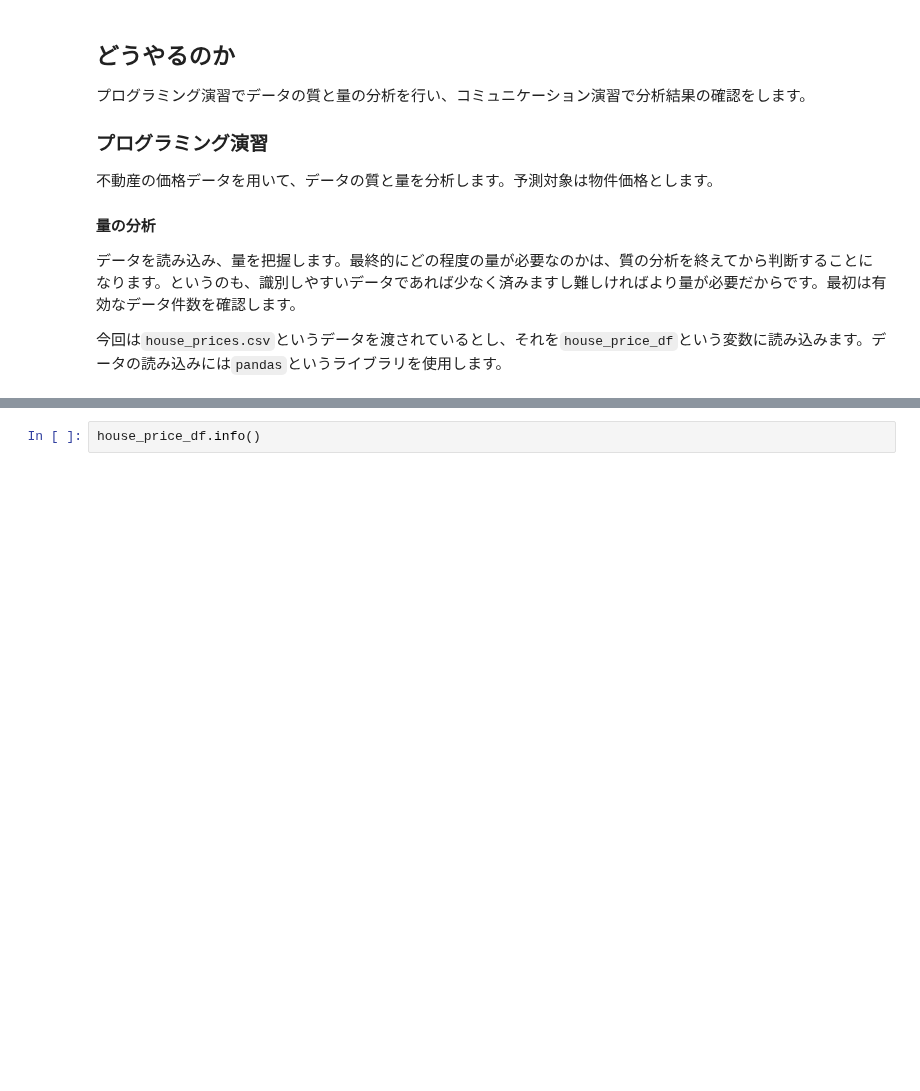
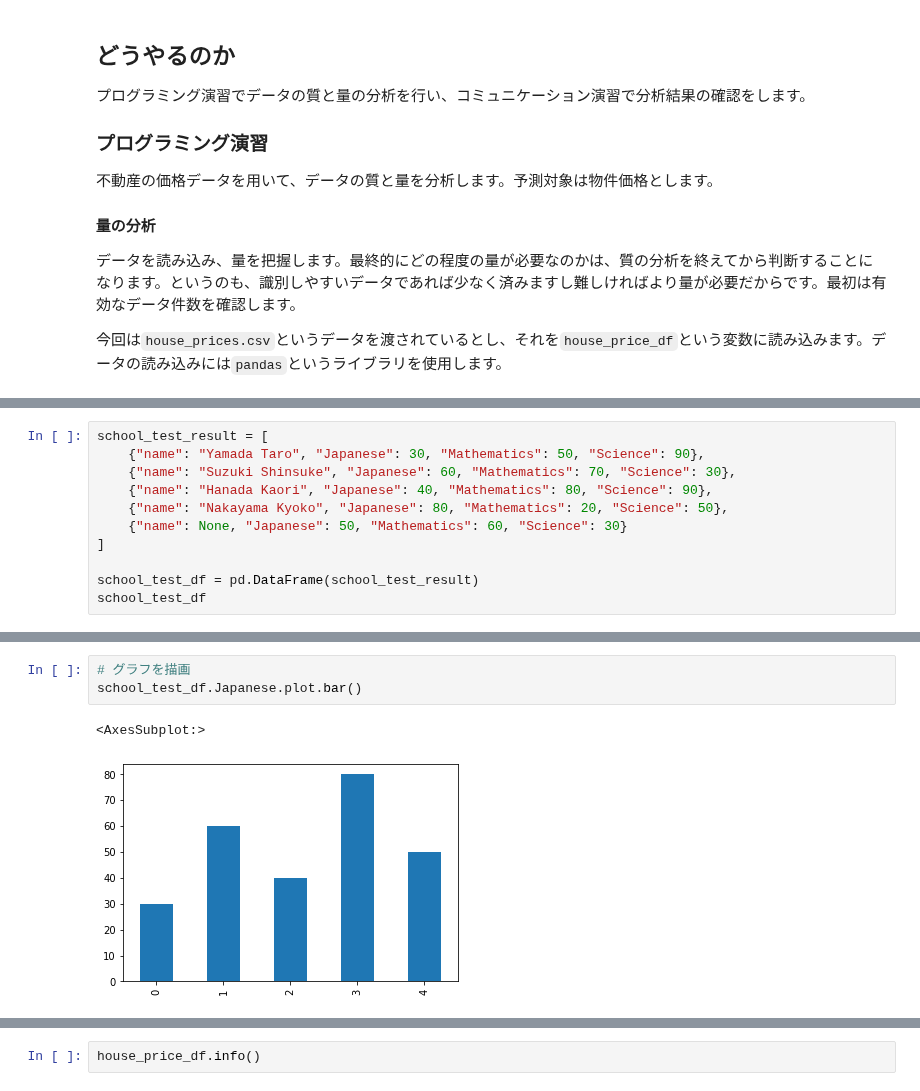
Before and after one commit to aws-samples/aws-ml-enablement-workshop, a Jupyter notebook: notebooks/02_analyze.ipynb, the cells around one changed output, grey strips where cells are left out. Drawn from its saved outputs; the diff is of its cells as text; blank space fills up the shorter version.

```diff
--- a/notebooks/02_analyze.ipynb
+++ b/notebooks/02_analyze.ipynb
@@ -43,0 +45,11 @@ print(len(house_price_df))
+# %%
+school_test_result = [
+    {"name": "Yamada Taro", "Japanese": 30, "Mathematics": 50, "Science": 90},
+    {"name": "Suzuki Shinsuke", "Japanese": 60, "Mathematics": 70, "Science": 30},
+    {"name": "Hanada Kaori", "Japanese": 40, "Mathematics": 80, "Science": 90},
+    {"name": "Nakayama Kyoko", "Japanese": 80, "Mathematics": 20, "Science": 50},
+    {"name": None, "Japanese": 50, "Mathematics": 60, "Science": 30}
+]
+
+school_test_df = pd.DataFrame(school_test_result)
+school_test_df
@@ -43,0 +127,6 @@ print(len(house_price_df))
+# %%
+# グラフを描画
+school_test_df.Japanese.plot.bar()
+# %% [output]
+<AxesSubplot:>
+[figure, added]
```
Also changed, not shown: parts of 14 cells of this notebook, 6 other files.
